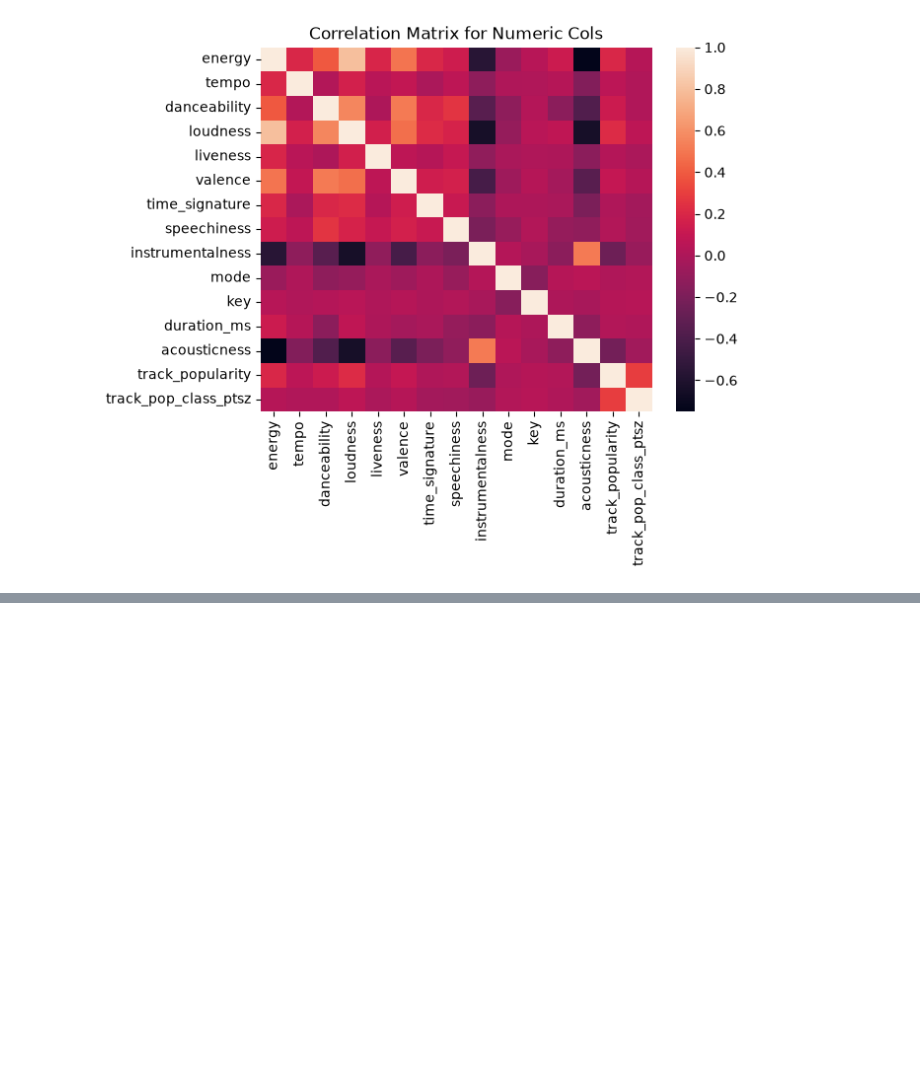
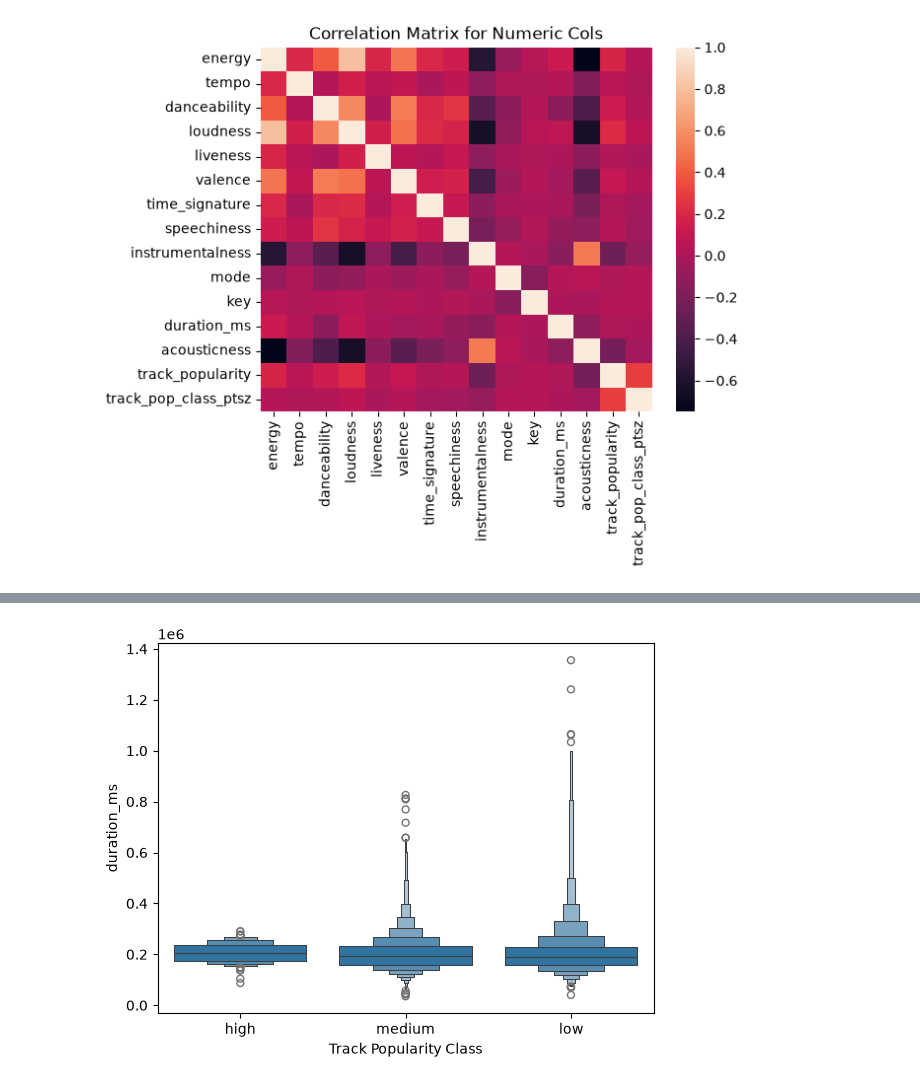
Before and after one commit to tylergarf/CU_STAT5000_Final_Proj, a Jupyter notebook: data_cleaning.ipynb, the cells around one changed output, grey strips where cells are left out. Saved outputs shown, nothing was run; the diff lists cells and outputs as text; code cells hidden in the pictures; blank space fills up the shorter version.

```diff
--- a/data_cleaning.ipynb
+++ b/data_cleaning.ipynb
@@ -230,0 +277,5 @@ for col in corr_df.columns:
+# %%
+sns.boxenplot(data=spotify_tracks,x='Track Popularity Class',y='duration_ms')
+plt.show()
+# %% [output]
+[figure, added]
```
Also changed, not shown: parts of 9 cells of this notebook.
